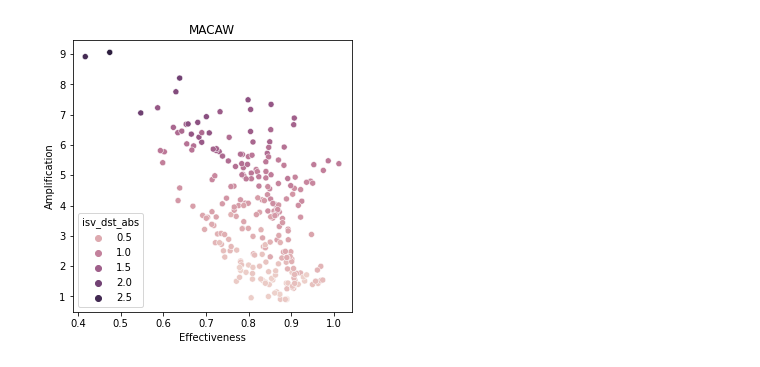
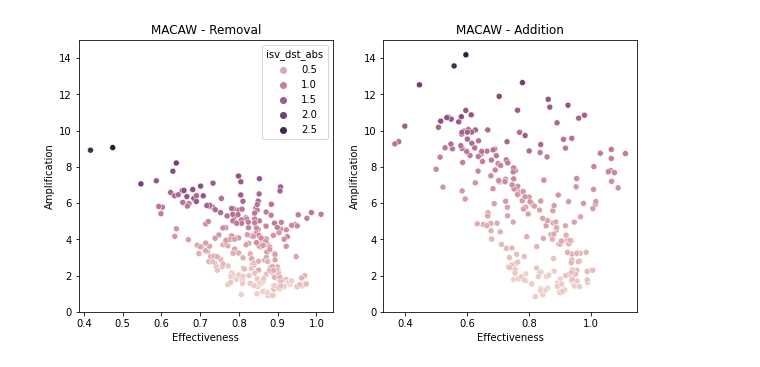
Before and after one commit to ucalgary-miplab/TEA, a Jupyter notebook: 5_TEA_MACAW_add.ipynb, the cells around one changed output. Cells and saved outputs as stored; diff of their text form; code cells hidden in the pictures.

```diff
--- a/5_TEA_MACAW_add.ipynb
+++ b/5_TEA_MACAW_add.ipynb
@@ -25,14 +35,16 @@ from tifffile import tifffile as tiff
 
 
 def four_images(idx, df):
-    no_bias_img = tiff.imread(os.path.join(no_bias, df.iloc[idx]["filename"])).squeeze()
-    bias_img = tiff.imread(os.path.join(bias, df.iloc[idx]["filename"])).squeeze()
+    no_bias_img = tiff.imread(
+        os.path.join(no_bias_dir, df.iloc[idx]["filename"])
+    ).squeeze()
+    bias_img = tiff.imread(os.path.join(bias_dir, df.iloc[idx]["filename"])).squeeze()
 
     no_bias_macaw_cf_img = tiff.imread(
-        os.path.join(no_bias_macaw_cf, df.iloc[idx]["filename"])
+        os.path.join(no_bias_macaw_cf_dir, df.iloc[idx]["filename"])
     ).squeeze()
     bias_macaw_cf_img = tiff.imread(
-        os.path.join(bias_macaw_cf, df.iloc[idx]["filename"])
+        os.path.join(bias_macaw_cf_dir, df.iloc[idx]["filename"])
     ).squeeze()
 
     return no_bias_img, bias_img, no_bias_macaw_cf_img, bias_macaw_cf_img
@@ -99,10 +107,10 @@ def TEA(no_bias_img, bias_img, cf_img):
     cf_far_mag = np.linalg.norm(cf_far)
     projection = no_far.dot(cf_far) / no_far_mag
 
-    bias_removal = projection / no_far_mag
-    unwanted_changes = np.sqrt(cf_far_mag**2 - projection**2)
+    effectiveness = projection / no_far_mag
+    amplification = np.sqrt(cf_far_mag**2 - projection**2)
 
-    return bias_removal, unwanted_changes
+    return effectiveness, amplification
 # %%
 n = len(df)
 
@@ -145,16 +185,38 @@ fig.savefig("results/macaw_sfcn.png")
 # %%
 import seaborn as sns
 
-fig, axs = plt.subplots(1, 1, figsize=(5, 5))
+fig, axs = plt.subplots(1, 2, figsize=(10, 5))
 
 sns.scatterplot(
-    x="MACAW_effectiveness",
-    y="MACAW_amplification",
+    x="MACAW_e_remove",
+    y="MACAW_a_remove",
     hue="isv_dst_abs",
     data=df,
-    ax=axs,
+    ax=axs[0],
 )
-axs.set(title="MACAW", xlabel="Effectiveness", ylabel="Amplification")
-fig.savefig("results/isv.png")
+axs[0].set(
+    title="MACAW - Removal",
+    xlabel="Effectiveness",
+    ylabel="Amplification",
+    ylim=(0, 15),
+)
+
+sns.scatterplot(
+    x="MACAW_e_add",
+    y="MACAW_a_add",
+    hue="isv_dst_abs",
+    data=df,
+    ax=axs[1],
+    legend=False,
+)
+axs[1].set(
+    title="MACAW - Addition",
+    xlabel="Effectiveness",
+    ylabel="Amplification",
+    ylim=(0, 15),
+)
+
+
+fig.savefig("results/macaw_isv.png")
 # %% [output]
-[figure, old version]
+[figure, new version]
```
Also changed, not shown: parts of 6 cells of this notebook, 3 other files.
